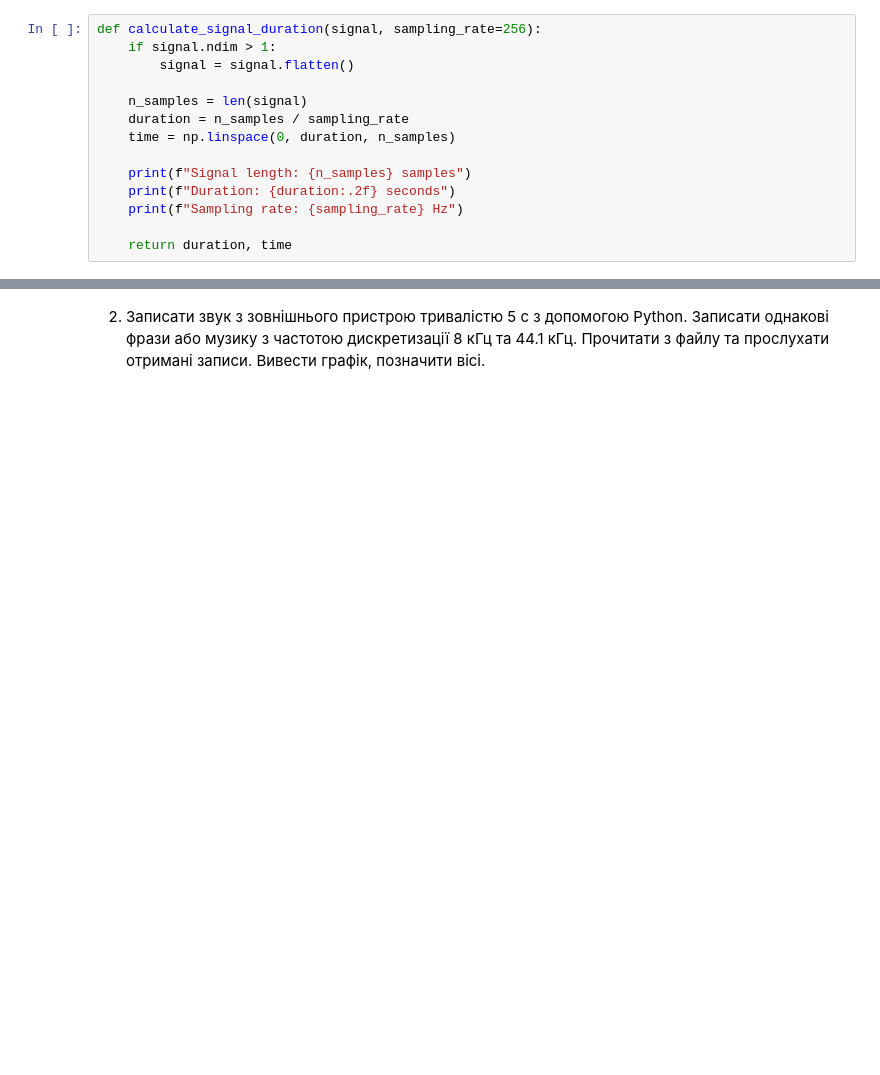
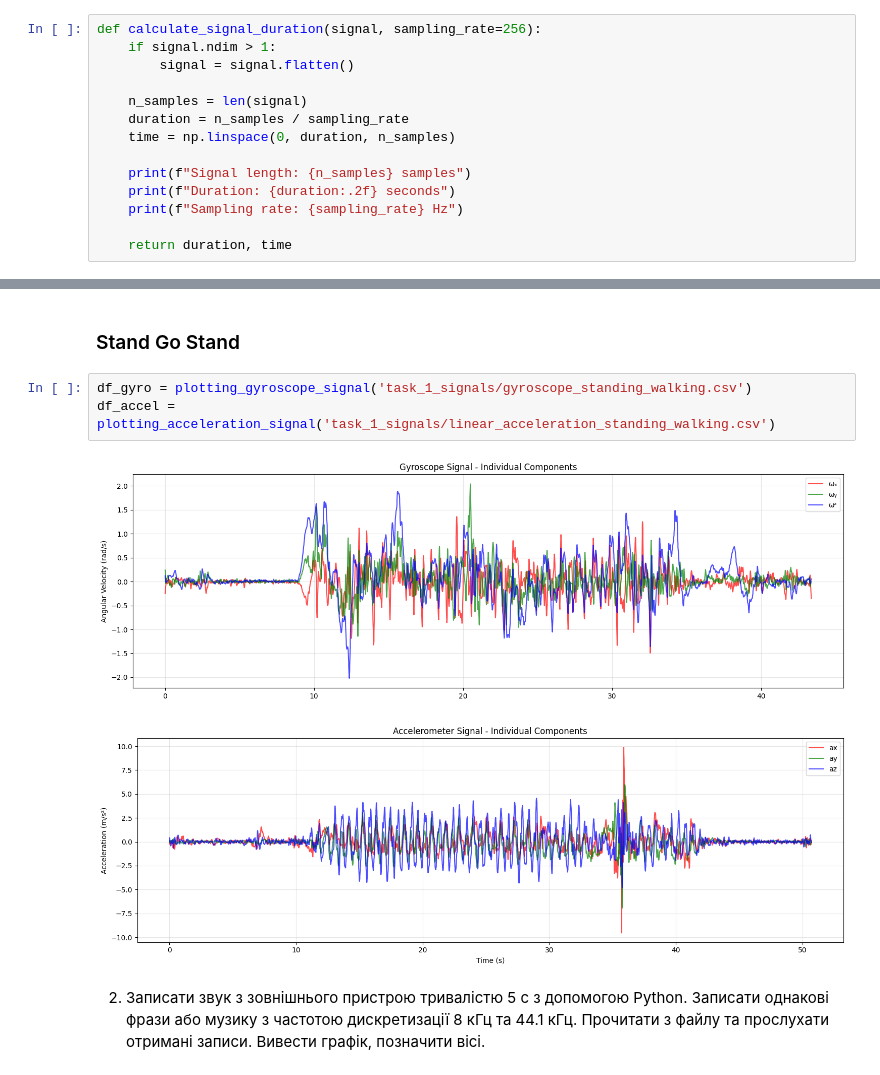
Before and after one commit to Ovkubiky/signalProcessing, a Jupyter notebook: hw1/hw1.ipynb, the cells around one changed output, grey strips where cells are left out. Saved outputs shown, nothing was run; the diff lists cells and outputs as text; blank space fills up the shorter version.

```diff
--- a/hw1/hw1.ipynb
+++ b/hw1/hw1.ipynb
@@ -26,2 +100,10 @@ def calculate_signal_duration(signal, sampling_rate=256):
+# %% [markdown]
+### Stand Go Stand
+# %%
+df_gyro = plotting_gyroscope_signal('task_1_signals/gyroscope_standing_walking.csv')
+df_accel = plotting_acceleration_signal('task_1_signals/linear_acceleration_standing_walking.csv')
+# %% [output]
+[figure, added]
+[figure, added]
 # %% [markdown]
 2. Записати звук з зовнішнього пристрою тривалістю 5 с з допомогою Python. Записати однакові фрази або музику з частотою дискретизації 8 кГц та 44.1 кГц. Прочитати з файлу та прослухати отримані записи. Вивести графік, позначити вісі.
```
Also changed, not shown: parts of 19 cells of this notebook.
